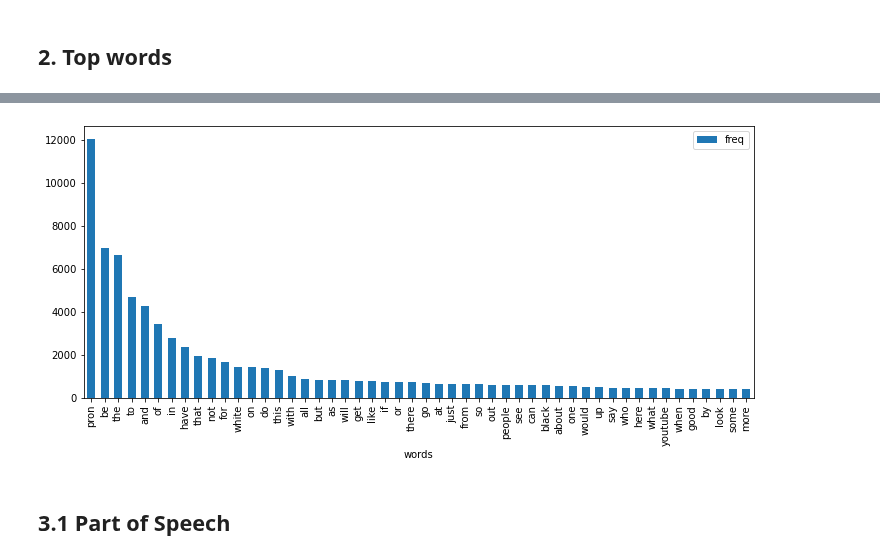
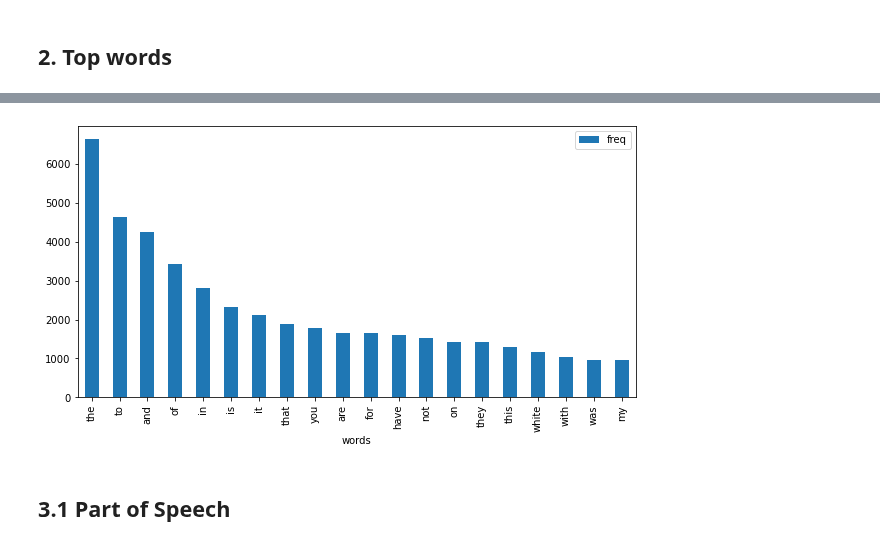
Before and after one commit to martinaviggiano/textsent_project, a Jupyter notebook: 02. Data Analysis.ipynb, the cells around one changed output, grey strips where cells are left out. Cells and saved outputs as stored; diff of their text form; code cells hidden in the pictures.

Commit message:
Update plots

```diff
--- a/02. Data Analysis.ipynb
+++ b/02. Data Analysis.ipynb
@@ -69,7 +69,7 @@ def get_top_n_words(corpus, n=None):
     words_freq = sorted(words_freq, key = lambda x: x[1], reverse=True)
     return words_freq[:n]
 # %%
-common_words = get_top_n_words(data['lemmatized'], 50)
+common_words = get_top_n_words(data['text_clean'], 50)
 cmw = {word: freq for word, freq in common_words}
 # %%
 mcw = pd.DataFrame.from_dict(cmw, orient='index').reset_index()
@@ -107,11 +97,12 @@ data[data['lemmatized'].str.contains('pron')]
 with open("serialized/mcw.pkl", "wb") as f:
     pickle.dump(mcw[:20], f)
 # %%
-mcw.plot(x="words", y="freq", kind="bar", figsize=(12,5), width=0.6)
+mcw = mcw[:20]
+mcw.plot(x="words", y="freq", kind="bar", figsize=(10,5), width=0.5)
 plt.savefig("images_d\Top20_words.png")
 plt.show()
 # %% [output]
-[figure, old version]
+[figure, new version]
 # %% [markdown]
 ## 3.1 Part of Speech
 # %%
```
Also changed, not shown: parts of 35 cells of this notebook, 16 other files.
